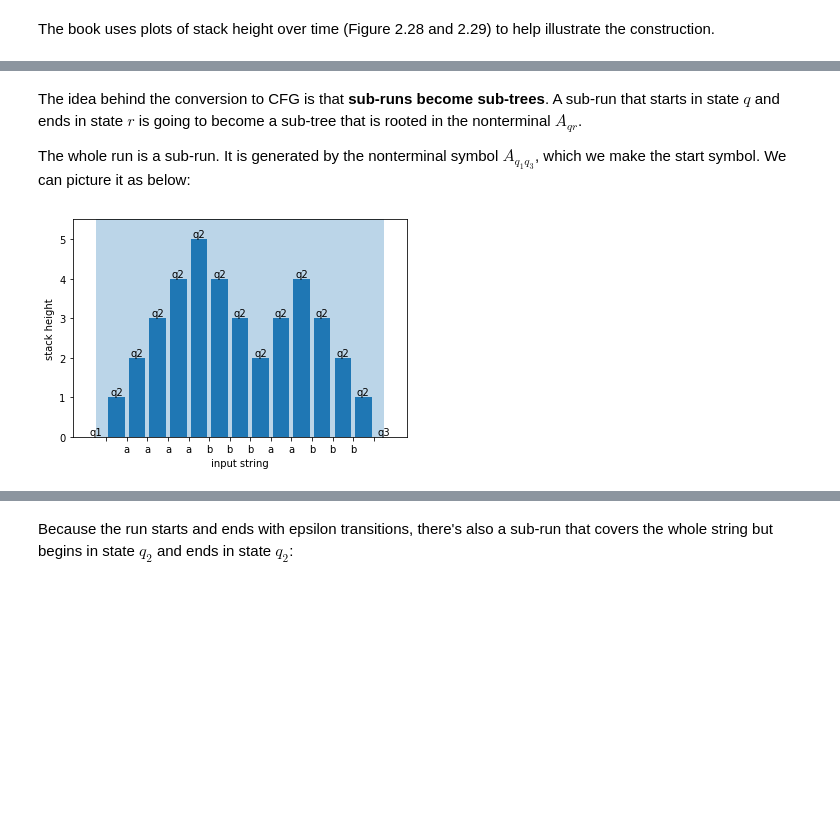
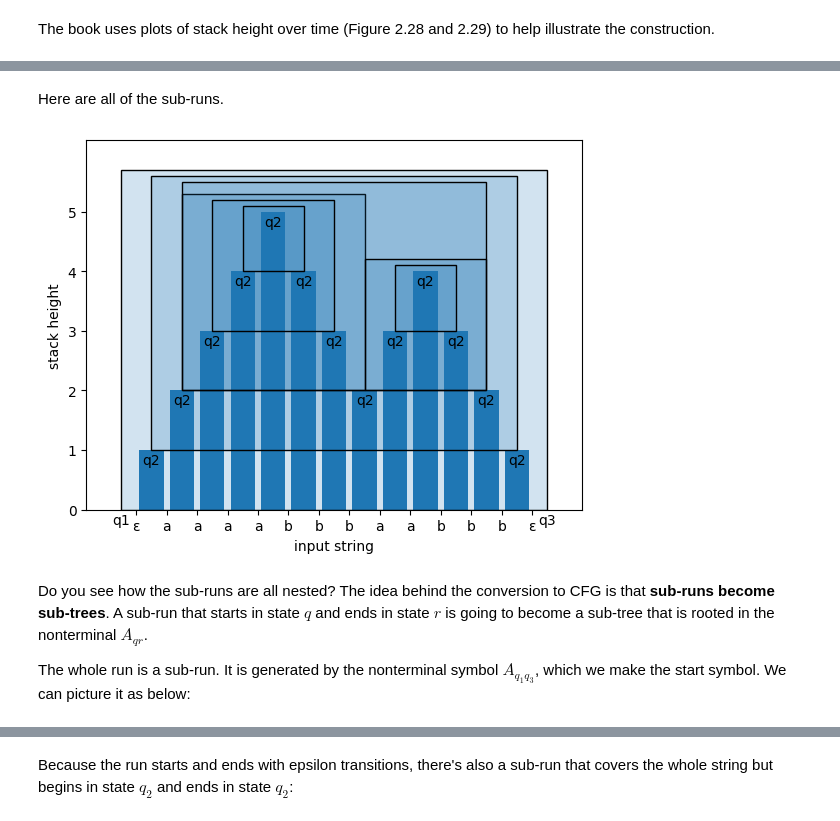
Before and after one commit to ND-CSE-30151/spring-2025, a Jupyter notebook: notes/15-pda-to-cfg.ipynb, the cells around one changed output, grey strips where cells are left out. Saved outputs shown, nothing was run; the diff lists cells and outputs as text; code cells hidden in the pictures; blank space fills up the shorter version.

```diff
--- a/notes/15-pda-to-cfg.ipynb
+++ b/notes/15-pda-to-cfg.ipynb
@@ -105,11 +97,10 @@ plt.show()
+# %% [markdown]
+Here are all of the sub-runs.
+# %%
+plot_height(r.shortest_path(), subruns="all")
+# %% [output]
+[figure, added]
 # %% [markdown]
-The idea behind the conversion to CFG is that **sub-runs become sub-trees**. A sub-run that starts in state $q$ and ends in state $r$ is going to become a sub-tree that is rooted in the nonterminal $A_{qr}$.
+Do you see how the sub-runs are all nested? The idea behind the conversion to CFG is that **sub-runs become sub-trees**. A sub-run that starts in state $q$ and ends in state $r$ is going to become a sub-tree that is rooted in the nonterminal $A_{qr}$.
 
 The whole run is a sub-run. It is generated by the nonterminal symbol $A_{q_1q_3}$, which we make the start symbol. We can picture it as below:
-# %%
-fig, ax = plt.subplots()
-plot_height(ax, r.shortest_path())
-ax.add_patch(patches.Rectangle((0,0),14,5.5,alpha=0.3))
-plt.show()
-# %% [output]
-[figure, removed]
```
Also changed, not shown: parts of 26 cells of this notebook, 1 other file.
